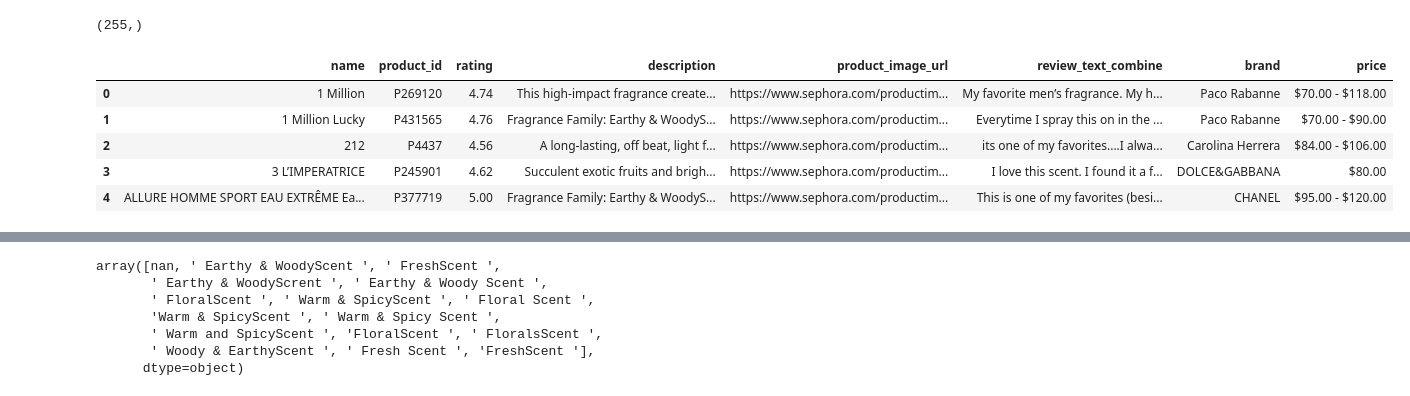
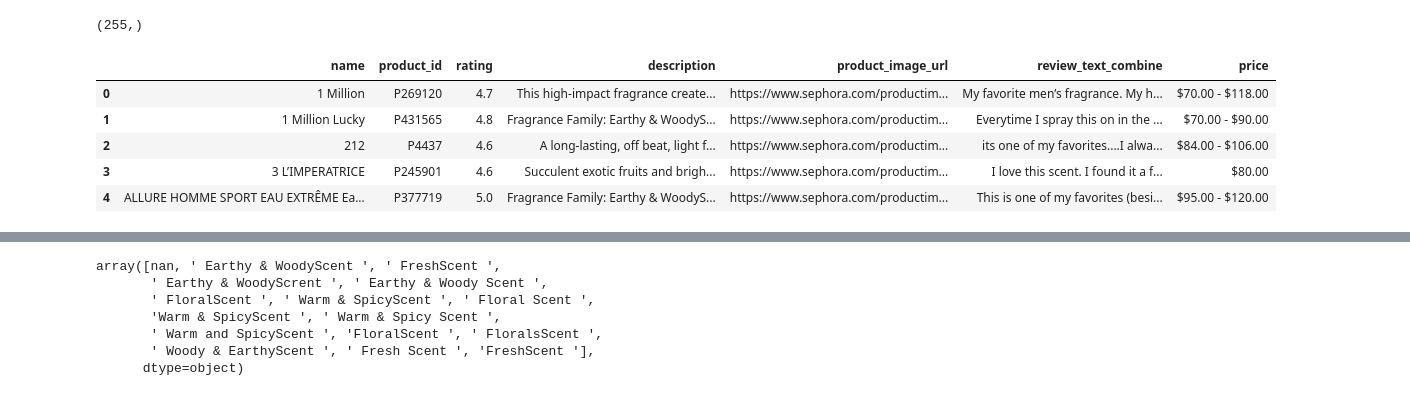
Before and after one commit to biqiongyu/Insight_Perfume_Match, a Jupyter notebook: data_cleaning_week4.ipynb, the cells around one changed output, grey strips where cells are left out. Saved outputs shown, nothing was run; the diff lists cells and outputs as text; code cells hidden in the pictures.

```diff
--- a/data_cleaning_week4.ipynb
+++ b/data_cleaning_week4.ipynb
@@ -74,25 +74,24 @@ df.groupby('name')['name'].nunique().shape
 # %% [output]
 (255,)
 # %%
-# combine all reviews of same product to a single row
+# combine all reviews to a single column
 df_review = pd.DataFrame()
 df_review['product_id'] = df.groupby('name').first()['product_id']
 df_review['rating'] = df.groupby('name')['rating'].mean()
 df_review['description'] = df.groupby('name').first()['description']
 df_review['product_image_url'] = df.groupby('name').first()['product_image_url']
 df_review['review_text_combine'] = df.groupby('name')['review_text'].apply(lambda x: " ".join(str(v) for v in x))
-df_review['brand'] = df.groupby('name').first()['brand']
 df_review['price'] = df.groupby('name').first()['price']
-df_review = df_review.round({'rating': 2})
+df_review=df_review.round({'rating': 1})
 df_review.reset_index(inplace = True)
 df_review.head(5)
 # %% [output]
-|  | name | product_id | rating | description | product_image_url | review_text_combine | brand | price |
-| 0 | 1 Million | P269120 | 4.74 | This high-impact fragrance create... | https://www.sephora.com/productim... | My favorite men’s fragrance. My h... | Paco Rabanne | $70.00 - $118.00 |
-| 1 | 1 Million Lucky | P431565 | 4.76 | Fragrance Family: Earthy & WoodyS... | https://www.sephora.com/productim... | Everytime I spray this on in the ... | Paco Rabanne | $70.00 - $90.00 |
-| 2 | 212 | P4437 | 4.56 | A long-lasting, off beat, light f... | https://www.sephora.com/productim... | its one of my favorites....I alwa... | Carolina Herrera | $84.00 - $106.00 |
-| 3 | 3 L’IMPERATRICE | P245901 | 4.62 | Succulent exotic fruits and brigh... | https://www.sephora.com/productim... | I love this scent. I found it a f... | DOLCE&GABBANA | $80.00 |
-| 4 | ALLURE HOMME SPORT EAU EXTRÊME Ea... | P377719 | 5.00 | Fragrance Family: Earthy & WoodyS... | https://www.sephora.com/productim... | This is one of my favorites (besi... | CHANEL | $95.00 - $120.00 |
+|  | name | product_id | rating | description | product_image_url | review_text_combine | price |
+| 0 | 1 Million | P269120 | 4.7 | This high-impact fragrance create... | https://www.sephora.com/productim... | My favorite men’s fragrance. My h... | $70.00 - $118.00 |
+| 1 | 1 Million Lucky | P431565 | 4.8 | Fragrance Family: Earthy & WoodyS... | https://www.sephora.com/productim... | Everytime I spray this on in the ... | $70.00 - $90.00 |
+| 2 | 212 | P4437 | 4.6 | A long-lasting, off beat, light f... | https://www.sephora.com/productim... | its one of my favorites....I alwa... | $84.00 - $106.00 |
+| 3 | 3 L’IMPERATRICE | P245901 | 4.6 | Succulent exotic fruits and brigh... | https://www.sephora.com/productim... | I love this scent. I found it a f... | $80.00 |
+| 4 | ALLURE HOMME SPORT EAU EXTRÊME Ea... | P377719 | 5.0 | Fragrance Family: Earthy & WoodyS... | https://www.sephora.com/productim... | This is one of my favorites (besi... | $95.00 - $120.00 |
 # %%
 #split the description part which contains the "Fragrance Family","Type",and "Key Notes" information
 description = df_review['description']
```
Also changed, not shown: parts of 14 cells of this notebook, 4 other files.
